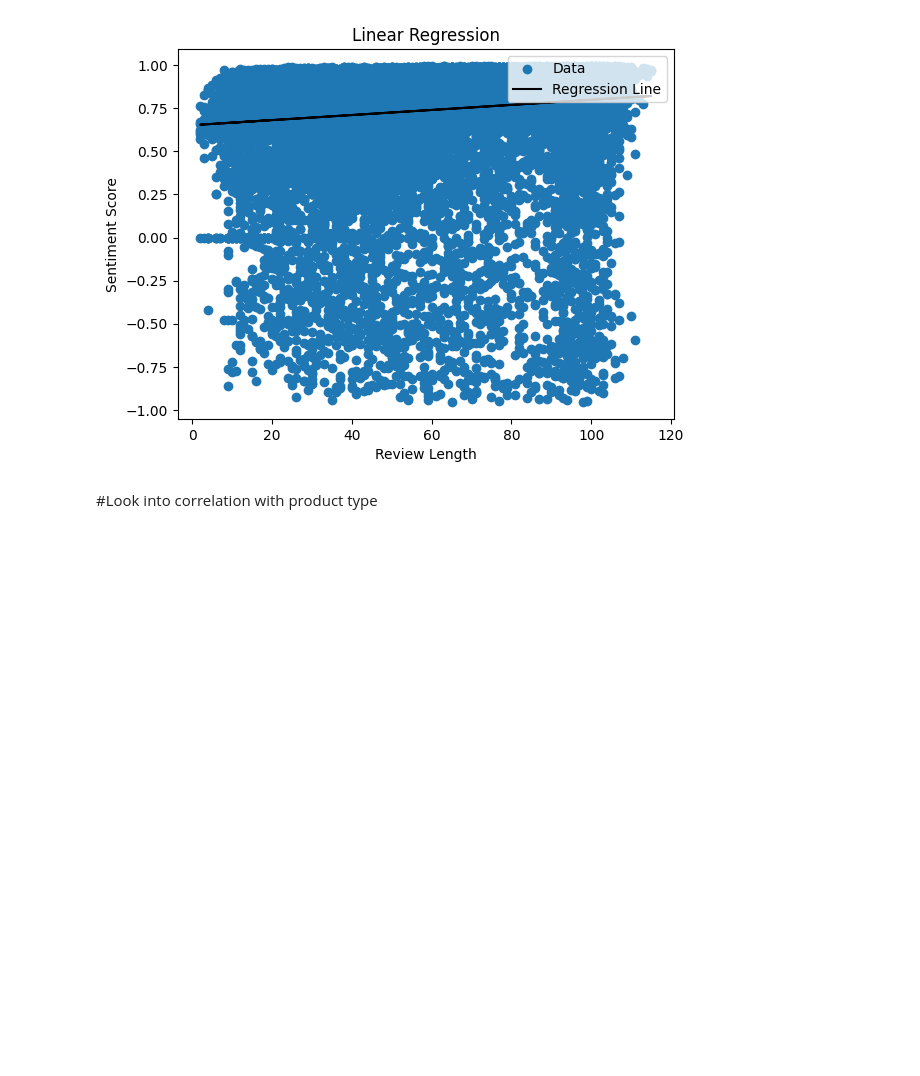
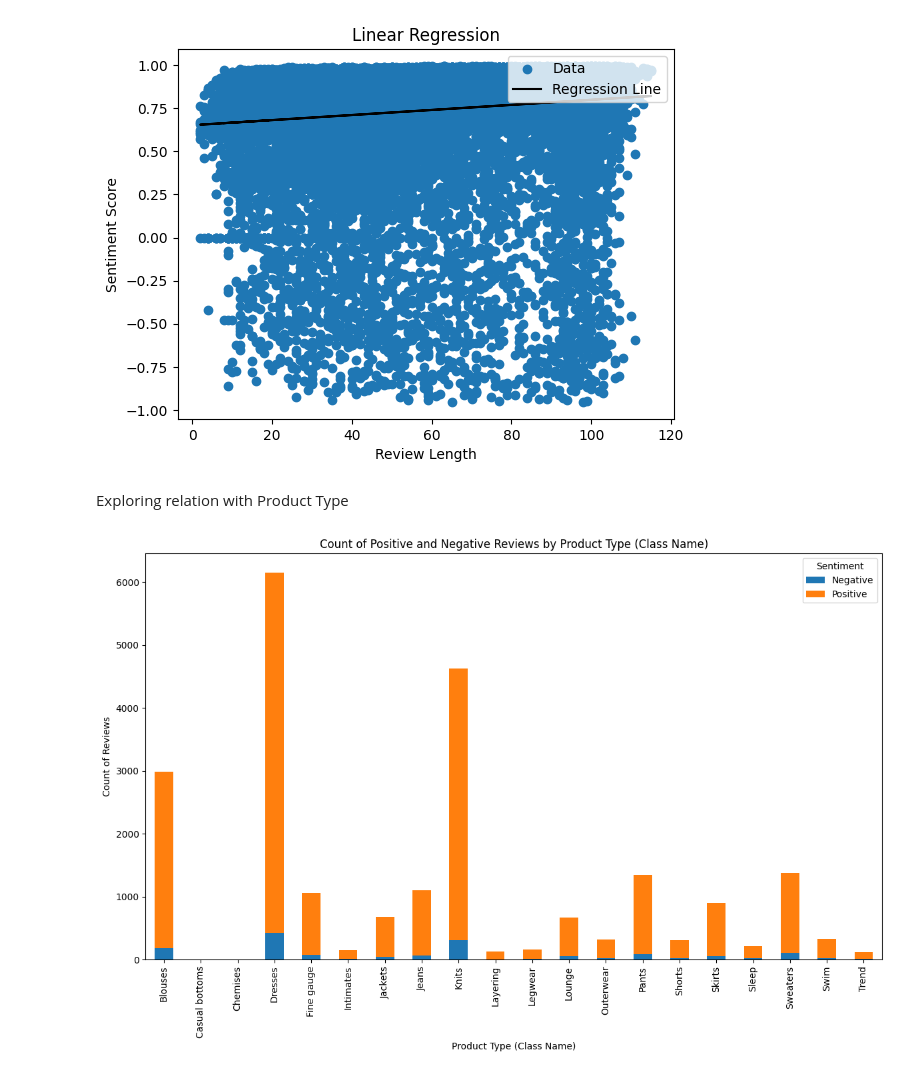
Before and after one commit to Sabrina-Hendricks/DS4002-Group13, a Jupyter notebook: Scripts/MI3_Analysis_Sabrina_AllSentimentScores.ipynb, the cells around one changed output. Cells and saved outputs as stored; diff of their text form; code cells hidden in the pictures; blank space fills up the shorter version.

```diff
--- a/Scripts/MI3_Analysis_Sabrina_AllSentimentScores.ipynb
+++ b/Scripts/MI3_Analysis_Sabrina_AllSentimentScores.ipynb
@@ -126,5 +126,26 @@ plt.title('Linear Regression')
 plt.show()
 # %% [output]
 [figure]
-# %% [markdown]
-#Look into correlation with product type
+# %% [markdown]
+Exploring relation with Product Type
+# %%
+df['Sentiment Label'] = df['Sentiment Score'].apply(lambda x: 'Positive' if x > 0 else 'Negative')
+
+# Grouping by 'Class Name' and 'Sentiment Label' to get counts
+class_sentiment_counts = df.groupby(['Class Name', 'Sentiment Label']).size().unstack()
+
+# Plotting the bar plot for product types (Class Name) and sentiment
+class_sentiment_counts.plot(kind='bar', stacked=True, figsize=(12, 8))
+
+# Adding labels and title
+plt.title('Count of Positive and Negative Reviews by Product Type (Class Name)')
+plt.xlabel('Product Type (Class Name)')
+plt.ylabel('Count of Reviews')
+plt.legend(title='Sentiment')
+plt.xticks(rotation=90)
+plt.tight_layout()
+
+# Show the plot
+plt.show()
+# %% [output]
+[figure, added]
```
Also changed, not shown: parts of 3 cells of this notebook.
